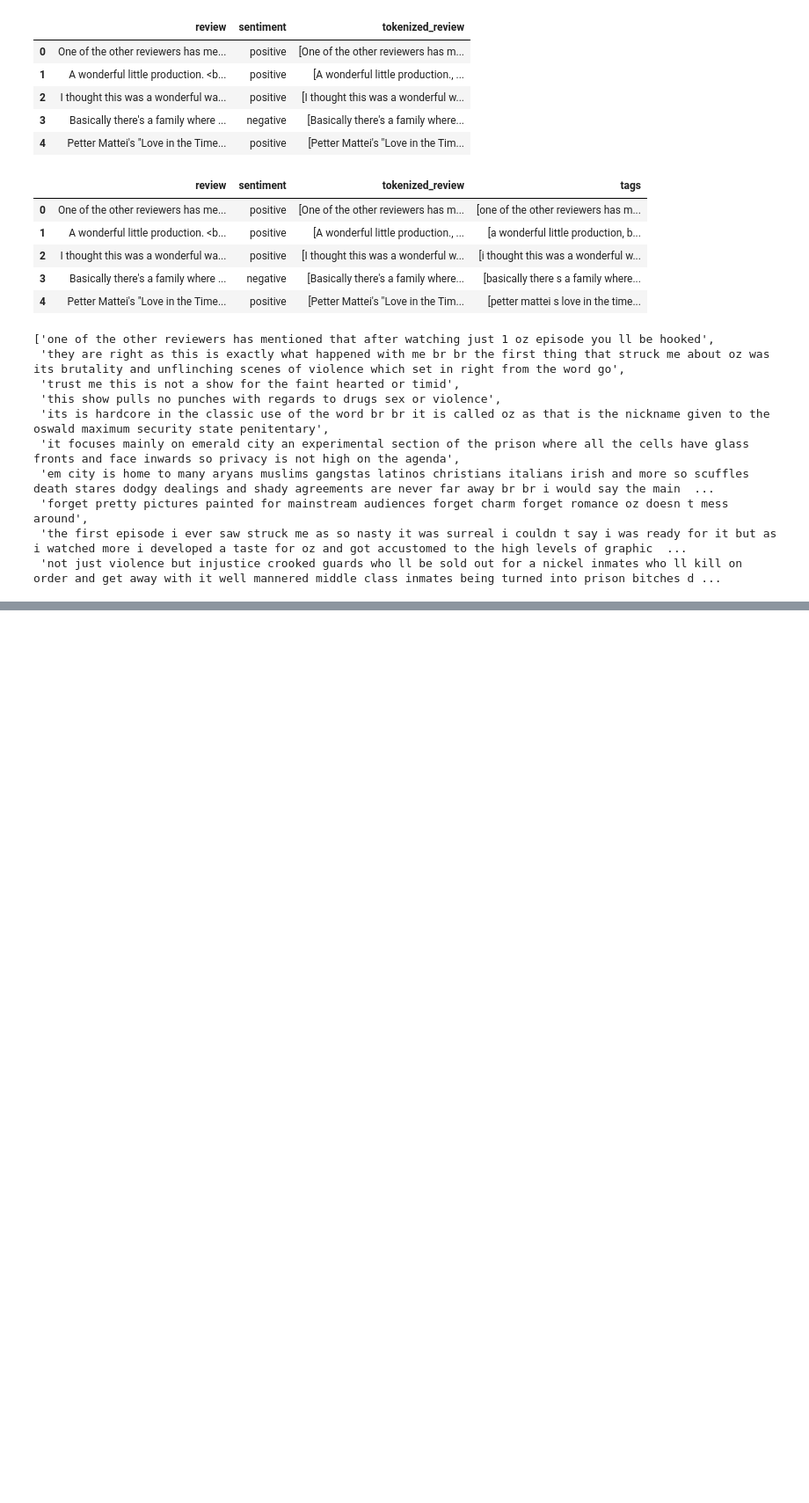
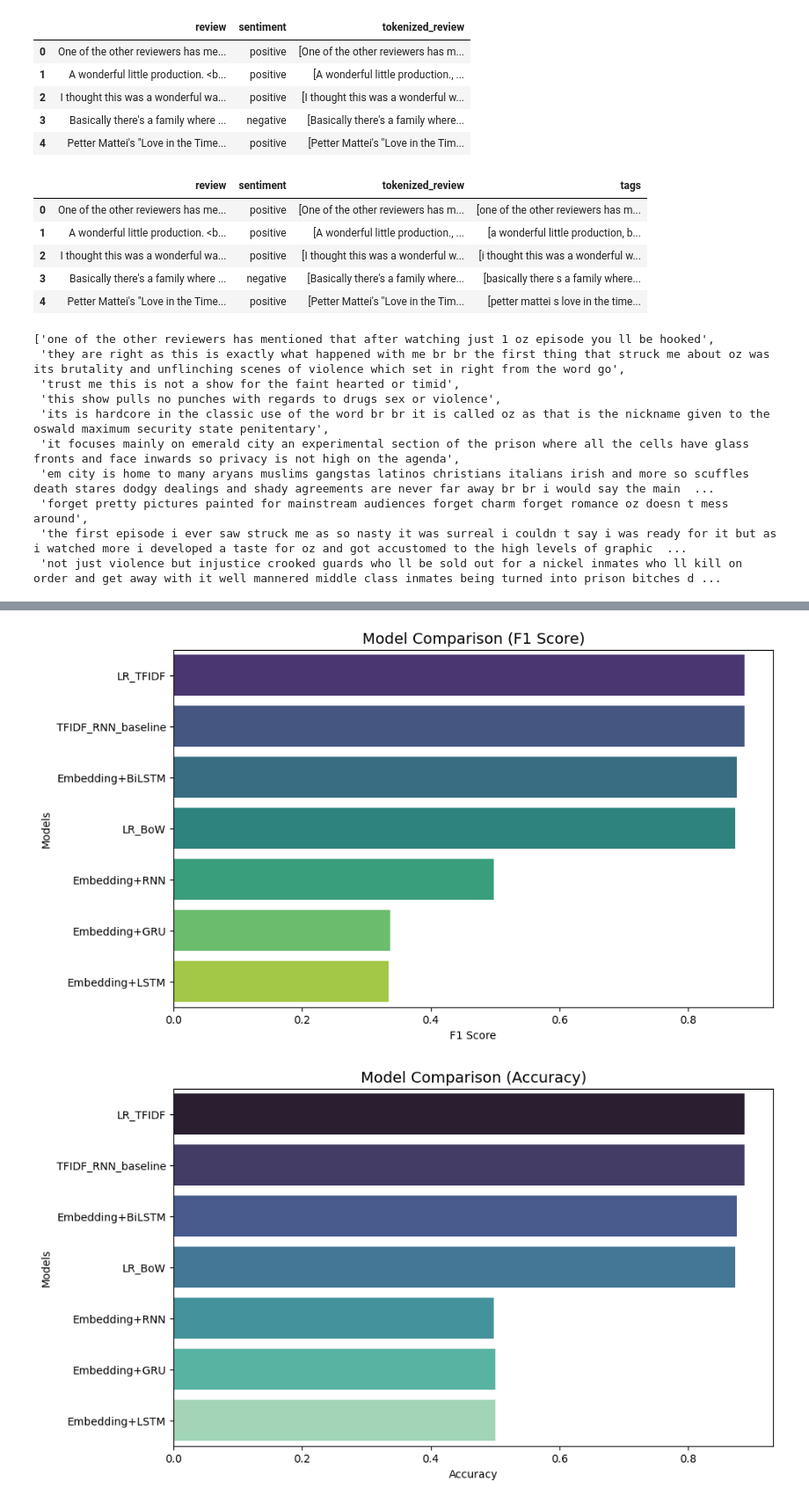
Before and after one commit to christina3099/Sentiment-Analysis, a Jupyter notebook: Sentiment_Analysis.ipynb, the cells around one changed output, grey strips where cells are left out. Shown at 88% size. Saved outputs shown, nothing was run; the diff lists cells and outputs as text; code cells hidden in the pictures; blank space fills up the shorter version.

```diff
--- a/Sentiment_Analysis.ipynb
+++ b/Sentiment_Analysis.ipynb
@@ -142,0 +710,17 @@ movies['tags'][0]
+# %%
+plt.figure(figsize=(10,6))
+sns.barplot(data=results_df, x="f1", y="model", palette="viridis")
+plt.title("Model Comparison (F1 Score)", fontsize=14)
+plt.xlabel("F1 Score")
+plt.ylabel("Models")
+plt.show()
+
+plt.figure(figsize=(10,6))
+sns.barplot(data=results_df, x="acc", y="model", palette="mako")
+plt.title("Model Comparison (Accuracy)", fontsize=14)
+plt.xlabel("Accuracy")
+plt.ylabel("Models")
+plt.show()
+# %% [output]
+[figure, added]
+[figure, added]
```
Also changed, not shown: parts of 31 cells of this notebook.
